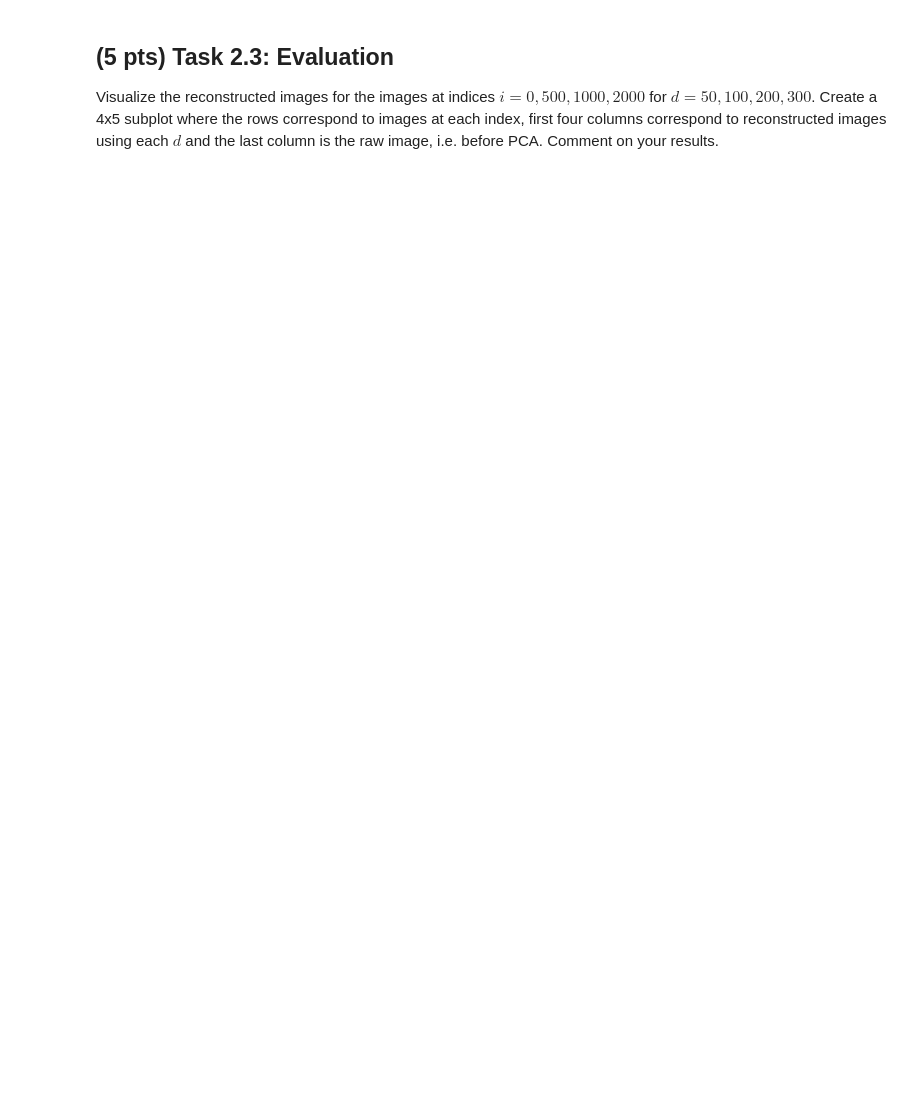
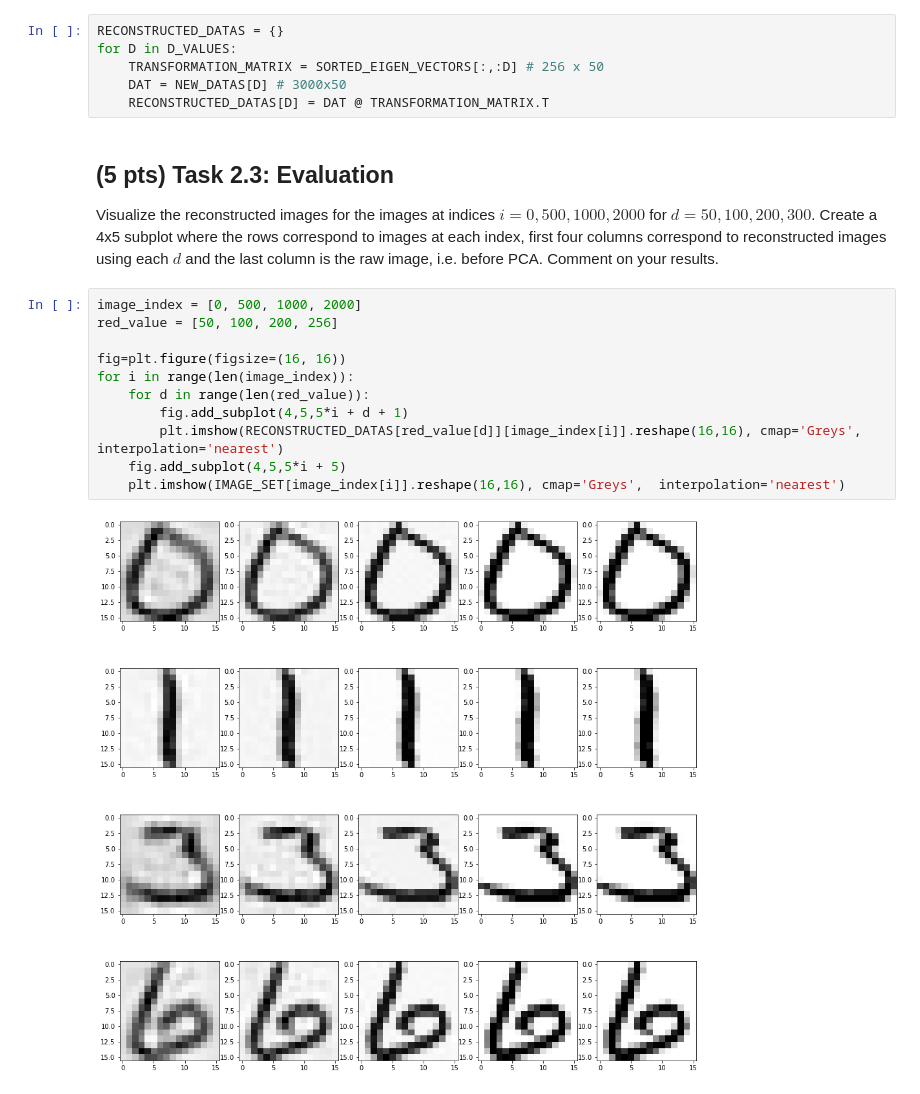
Before and after one commit to emirhansarac29/MachineBoys, a Jupyter notebook: project3/SolnTemplate.ipynb, the cells around one changed output. Saved outputs shown, nothing was run; the diff lists cells and outputs as text; blank space fills up the shorter version.

```diff
--- a/project3/SolnTemplate.ipynb
+++ b/project3/SolnTemplate.ipynb
@@ -133,7 +165,26 @@ Implement PCA and apply it to the data using $d = 50, 100, 200, 300$ principal c
 ## (15 pts) Task 2.2: Image Reconstruction
 
 Reconstruct images using the selected principal components from Task 2.1
+# %%
+RECONSTRUCTED_DATAS = {}
+for D in D_VALUES:
+    TRANSFORMATION_MATRIX = SORTED_EIGEN_VECTORS[:,:D] # 256 x 50
+    DAT = NEW_DATAS[D] # 3000x50
+    RECONSTRUCTED_DATAS[D] = DAT @ TRANSFORMATION_MATRIX.T
 # %% [markdown]
 ## (5 pts) Task 2.3: Evaluation
 
 Visualize the reconstructed images for the images at indices $i = 0, 500, 1000, 2000$ for $d=50, 100, 200, 300$. Create a 4x5 subplot where the rows correspond to images at each index, first four columns correspond to reconstructed images using each $d$ and the last column is the raw image, i.e. before PCA. Comment on your results.
+# %%
+image_index = [0, 500, 1000, 2000]
+red_value = [50, 100, 200, 256]
+
+fig=plt.figure(figsize=(16, 16))
+for i in range(len(image_index)):
+    for d in range(len(red_value)):
+        fig.add_subplot(4,5,5*i + d + 1)
+        plt.imshow(RECONSTRUCTED_DATAS[red_value[d]][image_index[i]].reshape(16,16), cmap='Greys',  interpolation='nearest')
+    fig.add_subplot(4,5,5*i + 5)
+    plt.imshow(IMAGE_SET[image_index[i]].reshape(16,16), cmap='Greys',  interpolation='nearest')
+# %% [output]
+[figure, added]
```
Also changed, not shown: parts of 2 cells of this notebook.
